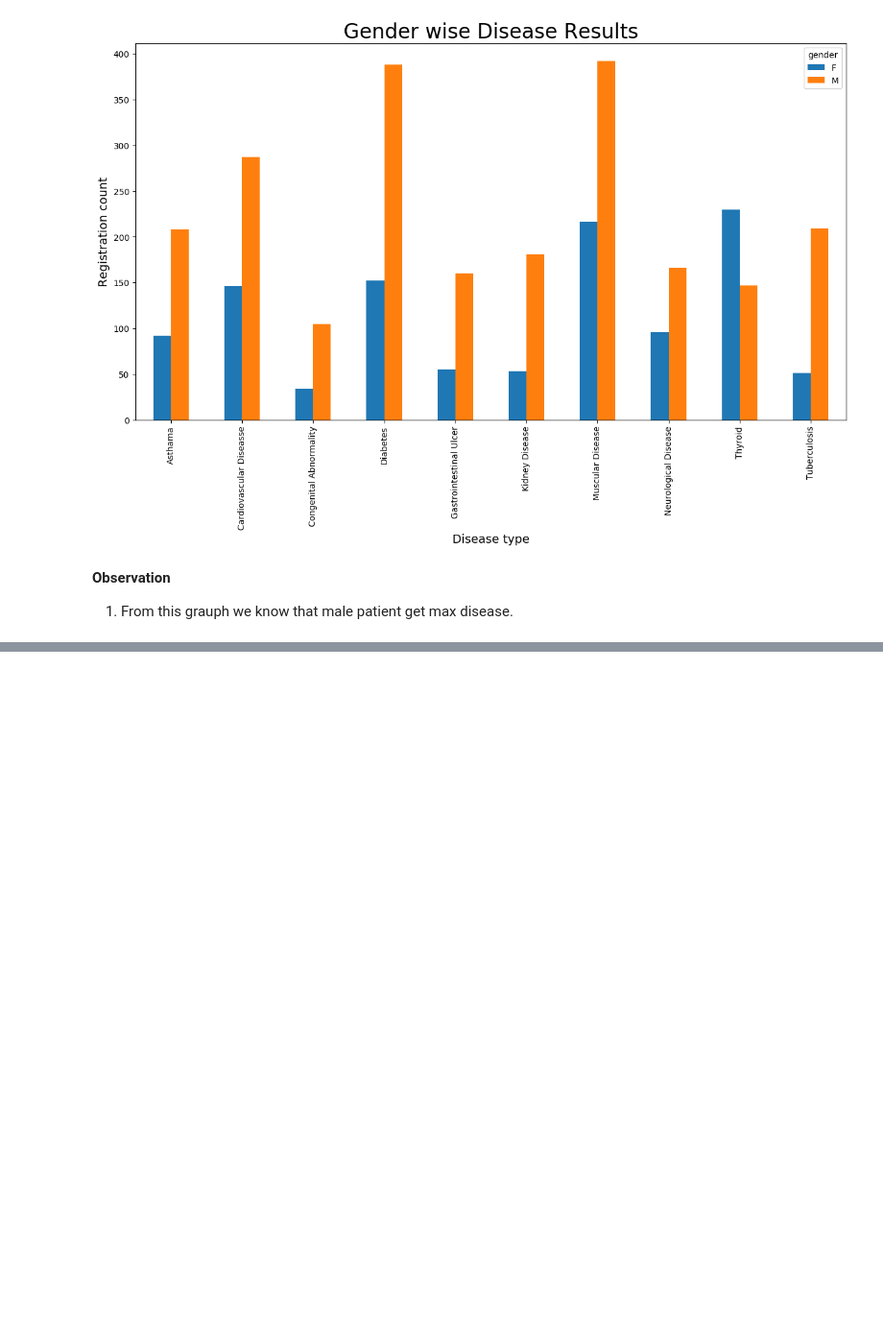
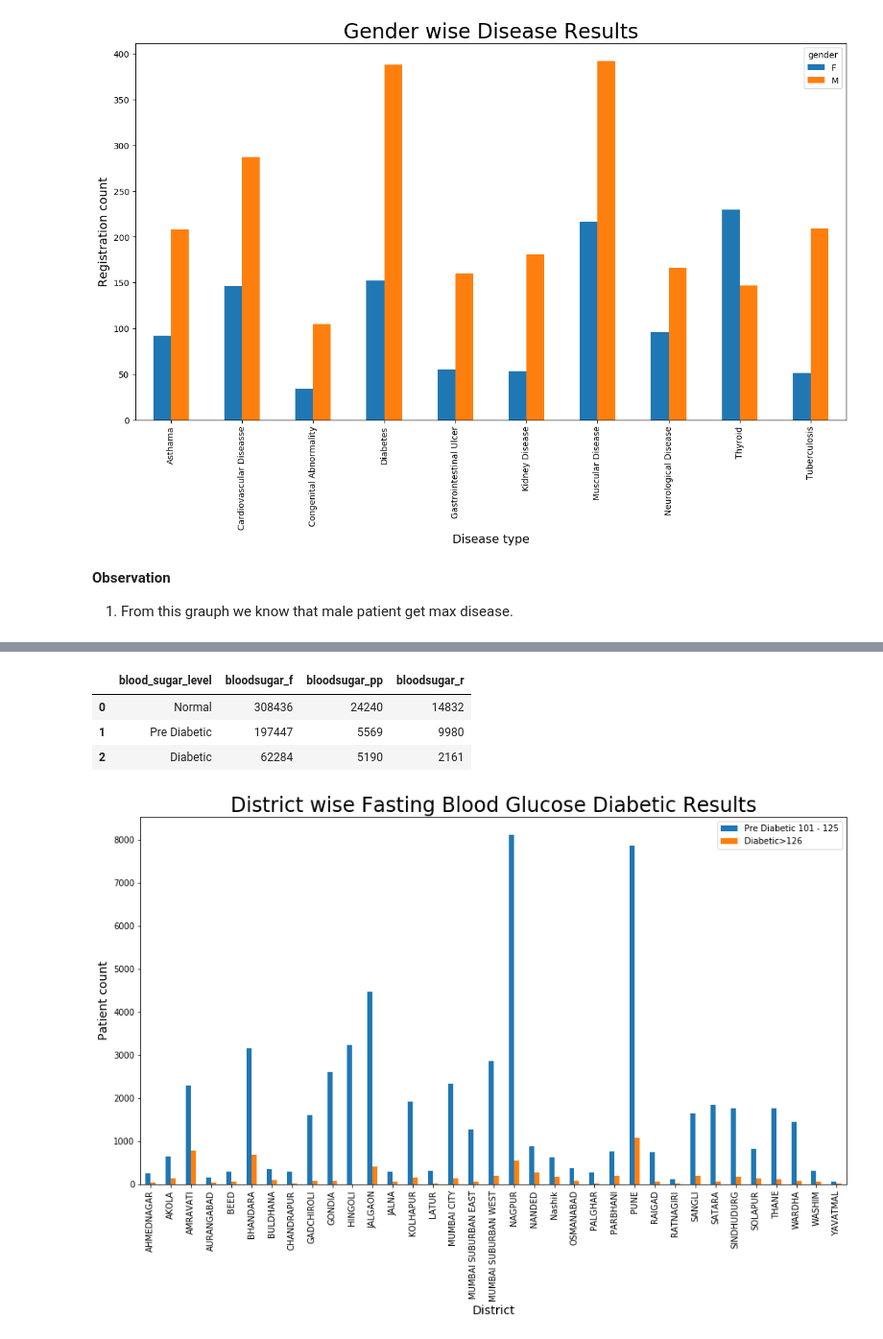
Before and after one commit to dharmendra-chouhan/s2datascience, a Jupyter notebook: Extracted_Construction_Worker_Patient_Details_Files.ipynb, the cells around one changed output, grey strips where cells are left out. Shown at 96% size. Drawn from its saved outputs; the diff is of its cells as text; code cells hidden in the pictures; blank space fills up the shorter version.

```diff
--- a/Extracted_Construction_Worker_Patient_Details_Files.ipynb
+++ b/Extracted_Construction_Worker_Patient_Details_Files.ipynb
@@ -815,7 +815,7 @@ df1.head()
 # %%
 import numpy as np
 bloodsugar_df = pd.DataFrame(columns=['blood_sugar_level', 'bloodsugar_f','bloodsugar_pp','bloodsugar_r'])
-bloodsugar_distname_normaldf = pd.DataFrame(columns=['distname', 'bloodsugar_f'])
+# bloodsugar_distname_normaldf = pd.DataFrame(columns=['distname', 'bloodsugar_f'])
 
 df1['bloodsugar_f'] = df1['bloodsugar_f'].replace('nan', np.nan).fillna(0)
 df1['bloodsugar_pp'] = df1['bloodsugar_pp'].replace('nan', np.nan).fillna(0)
@@ -842,7 +842,7 @@ others =0
 for index1, row in df1.iterrows():
   if (int(row['bloodsugar_f'])>=70 and int(row['bloodsugar_f'])<=100):
     fastnormal_70_100=fastnormal_70_100+1
-    bloodsugar_distname_normaldf = bloodsugar_distname_normaldf.append({'distname': row['distname'], 'bloodsugar_f': 1}, ignore_index=True)
+    # bloodsugar_distname_normaldf = bloodsugar_distname_normaldf.append({'distname': row['distname'], 'bloodsugar_f': 1}, ignore_index=True)
   elif (row['bloodsugar_f']>=101 and row['bloodsugar_f']<=125):
     fastpre_diabetic_101_125=fastpre_diabetic_101_125+1
   elif (row['bloodsugar_f']>=126):
@@ -871,6 +871,27 @@ for index1, row in df1.iterrows():
 bloodsugar_df = bloodsugar_df.append({'blood_sugar_level': 'Normal', 'bloodsugar_f': fastnormal_70_100,'bloodsugar_pp':aftermealnormal_170_200,'bloodsugar_r':randomnormal_120_140}, ignore_index=True)
 bloodsugar_df = bloodsugar_df.append({'blood_sugar_level': 'Pre Diabetic ', 'bloodsugar_f': fastpre_diabetic_101_125,'bloodsugar_pp':aftermealpre_diabetic_190_230,'bloodsugar_r':randompre_diabetic_140_200}, ignore_index=True)
 bloodsugar_df = bloodsugar_df.append({'blood_sugar_level': 'Diabetic', 'bloodsugar_f': fastdiabetic_126more,'bloodsugar_pp':aftermealdiabetic_220_300,'bloodsugar_r':randomdiabetic_220more}, ignore_index=True)
-bloodsugar_df = bloodsugar_df.append({'blood_sugar_level': 'other', 'bloodsugar_f': fastothers,'bloodsugar_pp':aftermealothers,'bloodsugar_r':randomothers}, ignore_index=True)
+# bloodsugar_df = bloodsugar_df.append({'blood_sugar_level': 'other', 'bloodsugar_f': fastothers,'bloodsugar_pp':aftermealothers,'bloodsugar_r':randomothers}, ignore_index=True)
 
 bloodsugar_df
+# %% [output]
+|  | blood_sugar_level | bloodsugar_f | bloodsugar_pp | bloodsugar_r |
+| 0 | Normal | 308436 | 24240 | 14832 |
+| 1 | Pre Diabetic | 197447 | 5569 | 9980 |
+| 2 | Diabetic | 62284 | 5190 | 2161 |
+# %%
+mearge = pd.merge(bloodsugar_predf,
+                 bloodsugar_diabeticdf[['distname',  'Diabetic>126']],
+                 on=['distname'],
+                 how='left')
+plt.rcParams['figure.figsize'] =[15,8]
+df = pd.DataFrame(mearge)
+
+df.plot(x="distname", y=['Pre Diabetic 101 - 125','Diabetic>126'], kind="bar")
+plt.xticks(rotation=90)
+plt.title('District wise Fasting Blood Glucose Diabetic Results',fontsize=24)
+plt.xlabel('District',fontsize=14)
+plt.ylabel('Patient count',fontsize=14)
+plt.show()
+# %% [output]
+[figure, added]
```
Also changed, not shown: parts of 3 cells of this notebook.
